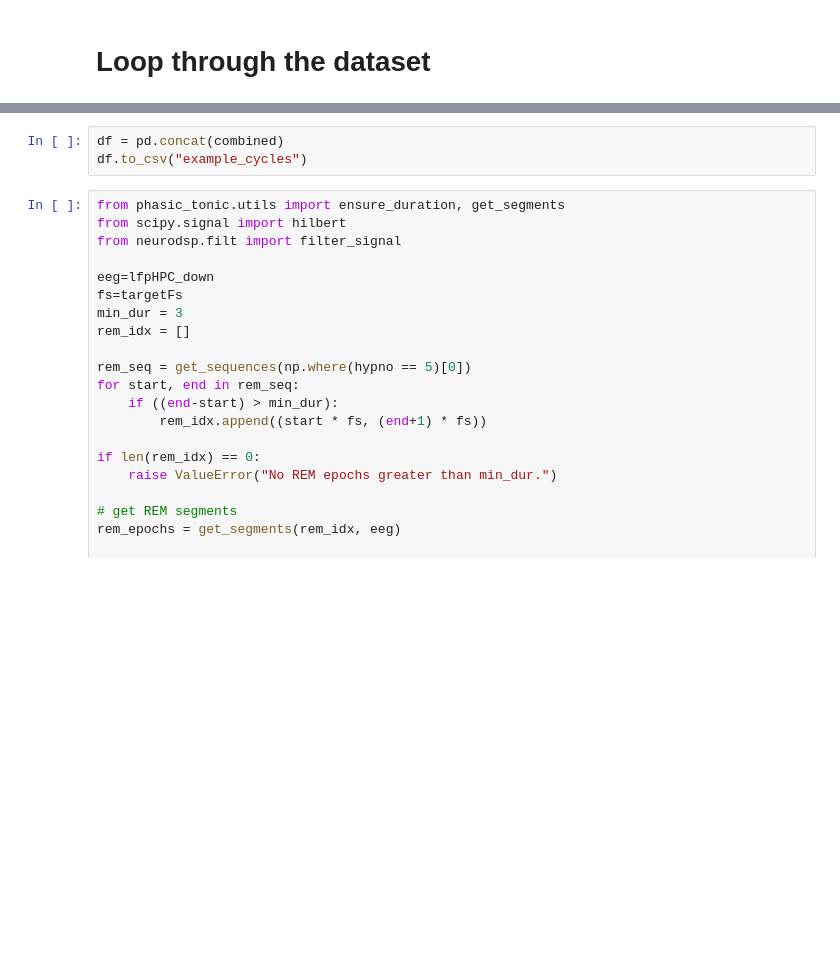
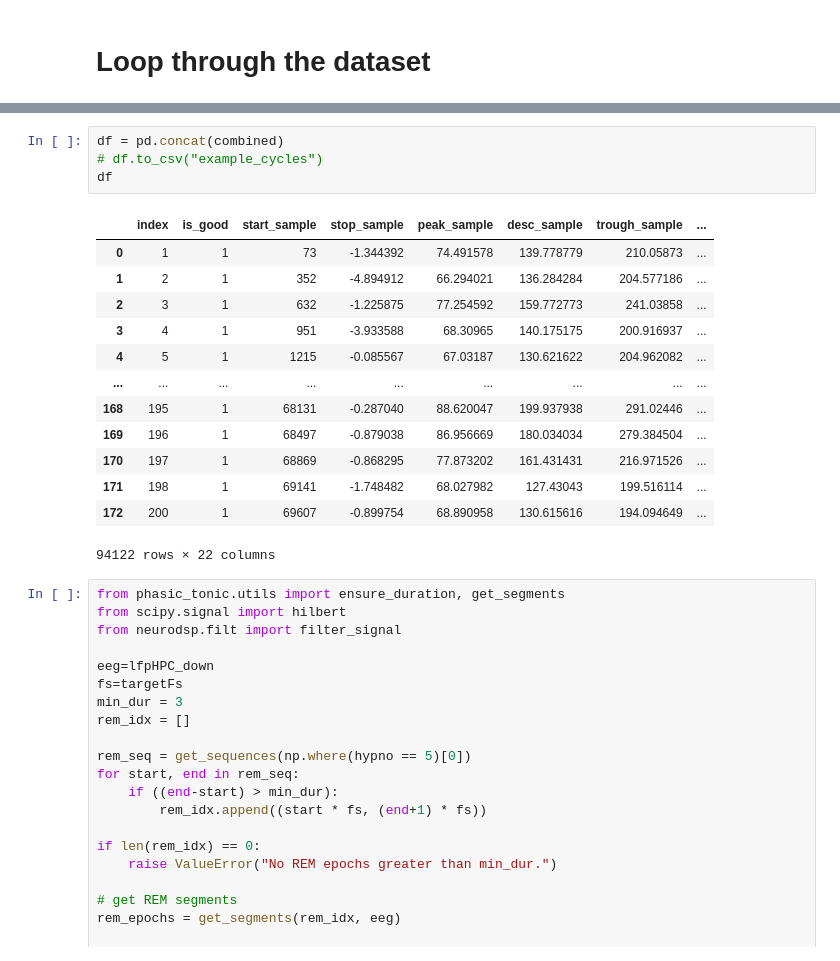
Before and after one commit to 8Nero/phasic_tonic, a Jupyter notebook: notebooks/pipeline2.ipynb, the cells around one changed output, grey strips where cells are left out. Drawn from its saved outputs; the diff is of its cells as text; blank space fills up the shorter version.

```diff
--- a/notebooks/pipeline2.ipynb
+++ b/notebooks/pipeline2.ipynb
@@ -283,6 +300,21 @@ KeyboardInterrupt:
 # %%
 df = pd.concat(combined)
-df.to_csv("example_cycles")
+# df.to_csv("example_cycles")
+df
+# %% [output]
+|  | index | is_good | start_sample | stop_sample | peak_sample | desc_sample | trough_sample | ... |
+| 0 | 1 | 1 | 73 | -1.344392 | 74.491578 | 139.778779 | 210.05873 | ... |
+| 1 | 2 | 1 | 352 | -4.894912 | 66.294021 | 136.284284 | 204.577186 | ... |
+| 2 | 3 | 1 | 632 | -1.225875 | 77.254592 | 159.772773 | 241.03858 | ... |
+| 3 | 4 | 1 | 951 | -3.933588 | 68.30965 | 140.175175 | 200.916937 | ... |
+| 4 | 5 | 1 | 1215 | -0.085567 | 67.03187 | 130.621622 | 204.962082 | ... |
+| ... | ... | ... | ... | ... | ... | ... | ... | ... |
+| 168 | 195 | 1 | 68131 | -0.287040 | 88.620047 | 199.937938 | 291.02446 | ... |
+| 169 | 196 | 1 | 68497 | -0.879038 | 86.956669 | 180.034034 | 279.384504 | ... |
+| 170 | 197 | 1 | 68869 | -0.868295 | 77.873202 | 161.431431 | 216.971526 | ... |
+| 171 | 198 | 1 | 69141 | -1.748482 | 68.027982 | 127.43043 | 199.516114 | ... |
+| 172 | 200 | 1 | 69607 | -0.899754 | 68.890958 | 130.615616 | 194.094649 | ... |
+94122 rows × 22 columns
 # %%
 from phasic_tonic.utils import ensure_duration, get_segments
 from scipy.signal import hilbert
```
Also changed, not shown: parts of 1 cell of this notebook, 5 other files.
